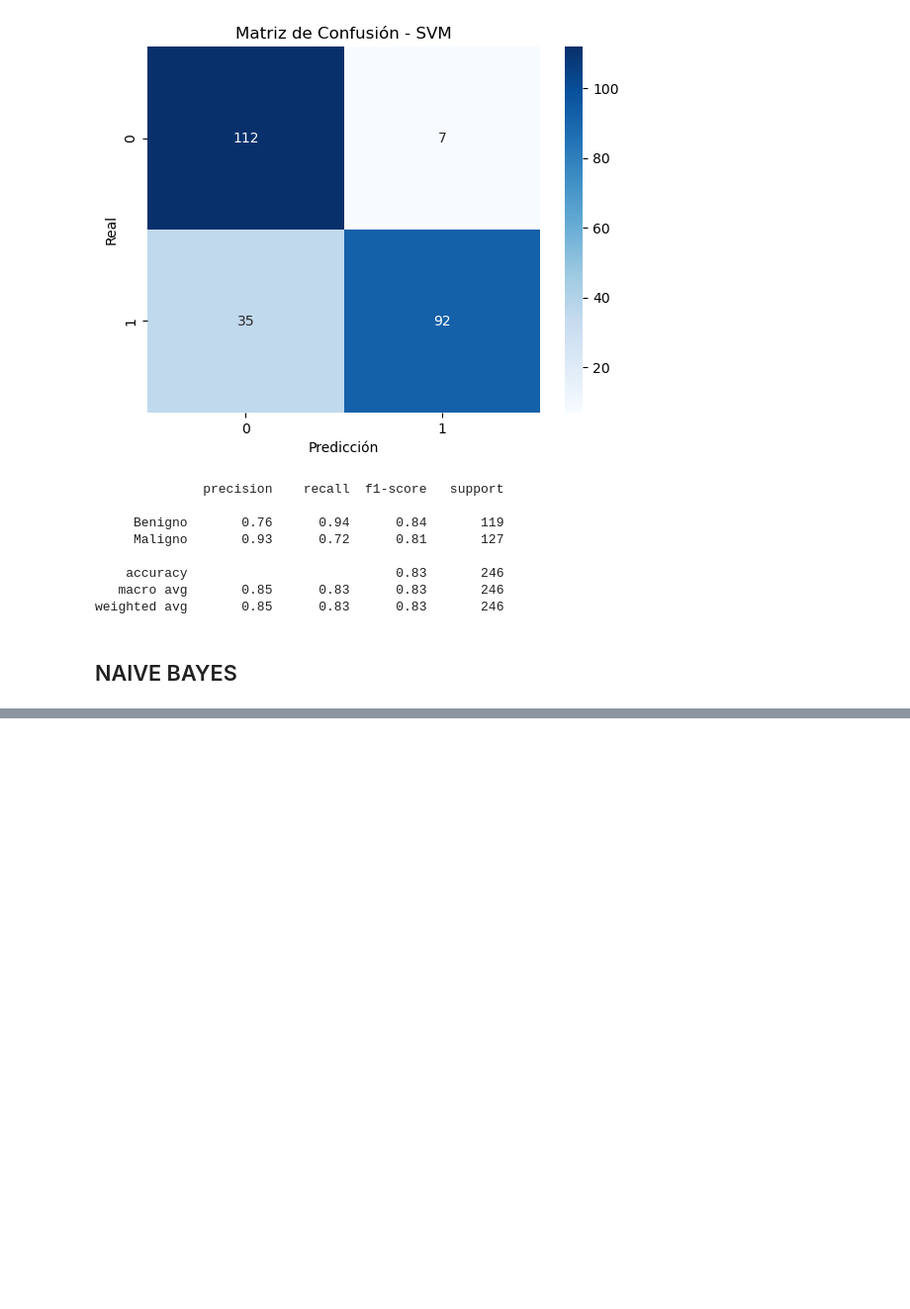
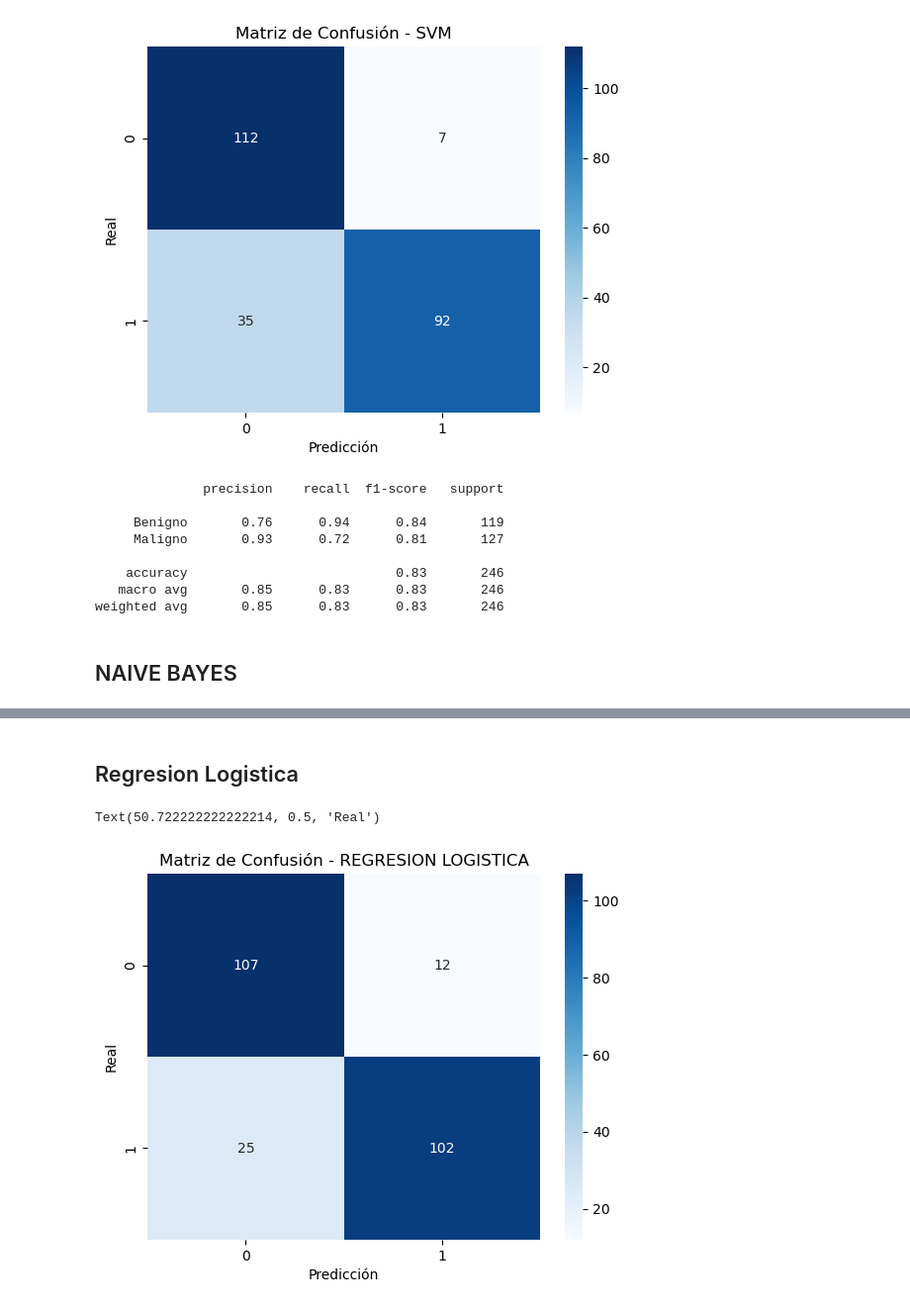
Before and after one commit to Abel-Leon/API_ALGORITMOS_GR8, a Jupyter notebook: mammographic/Algoritmos.ipynb, the cells around one changed output, grey strips where cells are left out. Shown at 99% size. Cells and saved outputs as stored; diff of their text form; code cells hidden in the pictures; blank space fills up the shorter version.

Commit message:
Implementando el algoritmo Regresion Logistica

```diff
--- a/mammographic/Algoritmos.ipynb
+++ b/mammographic/Algoritmos.ipynb
@@ -183,0 +204,17 @@ print(classification_report(y_test, predicciones_nb, target_names=clasificadores
+# %% [markdown]
+## Regresion Logistica
+# %%
+##implementando el algoritmo regresion logistica
+from sklearn.linear_model import LogisticRegression
+lr_mm = LogisticRegression(max_iter=1000)
+lr_mm.fit(x_train, y_train)
+predicciones_lr = lr_mm.predict(x_test)
+## matriz de confusion
+tn, fp, fn, tp = confusion_matrix(y_test, predicciones_lr).ravel()
+sb.heatmap(confusion_matrix(y_test, predicciones_lr), annot=True, fmt="d",cmap="Blues")
+plt.title('Matriz de Confusión - REGRESION LOGISTICA')
+plt.xlabel('Predicción')
+plt.ylabel('Real')
+# %% [output]
+Text(50.722222222222214, 0.5, 'Real')
+[figure, added]
```
Also changed, not shown: parts of 3 cells of this notebook.
